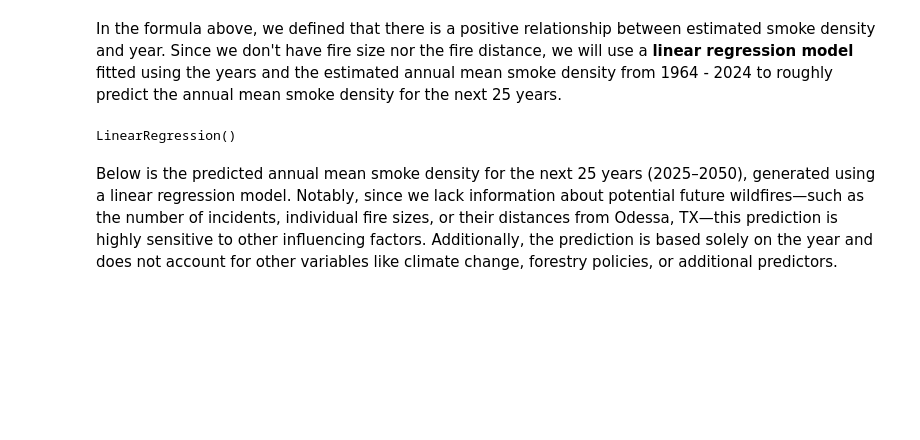
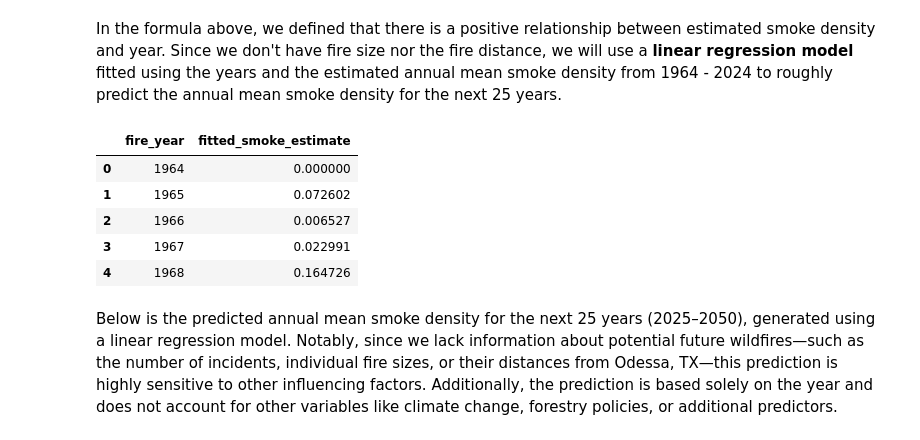
Before and after one commit to tchiang0/data_512_project, a Jupyter notebook: project/part_1/part_1_wf_distance.ipynb, the cells around one changed output. Cells and saved outputs as stored; diff of their text form; code cells hidden in the pictures; blank space fills up the shorter version.

```diff
--- a/project/part_1/part_1_wf_distance.ipynb
+++ b/project/part_1/part_1_wf_distance.ipynb
@@ -229,12 +234,3 @@ df_within_650_miles_away_from_odessa_from_1964.to_csv("data_intermediate/df_with
 ## Annual Smoke Density Prediction for the next 25 years (2025 - 2050)
 # %% [markdown]
 In the formula above, we defined that there is a positive relationship between estimated smoke density and year. Since we don't have fire size nor the fire distance, we will use a **linear regression model** fitted using the years and the estimated annual mean smoke density from 1964 - 2024 to roughly predict the annual mean smoke density for the next 25 years.
-# %%
-df = df_within_650_miles_away_from_odessa_from_1964.groupby('fire_year')['smoke_density_estimate'].mean().reset_index()
-year = df['fire_year'].to_numpy().reshape(-1, 1)
-smoke = df['smoke_density_estimate'].to_numpy()
-
-model = LinearRegression()
-model.fit(year, smoke)
-# %% [output]
-LinearRegression()
@@ -244,2 +237,12 @@ predicted_smoke_density = model.predict(future_years)
+# %%
+df_smoke_estimate_by_year = pd.read_csv("Smoke Estimate using ARIMA.csv")
+df_smoke_estimate_by_year.head()
+# %% [output]
+|  | fire_year | fitted_smoke_estimate |
+| 0 | 1964 | 0.000000 |
+| 1 | 1965 | 0.072602 |
+| 2 | 1966 | 0.006527 |
+| 3 | 1967 | 0.022991 |
+| 4 | 1968 | 0.164726 |
 # %% [markdown]
 Below is the predicted annual mean smoke density for the next 25 years (2025–2050), generated using a linear regression model. Notably, since we lack information about potential future wildfires—such as the number of incidents, individual fire sizes, or their distances from Odessa, TX—this prediction is highly sensitive to other influencing factors. Additionally, the prediction is based solely on the year and does not account for other variables like climate change, forestry policies, or additional predictors.
```
Also changed, not shown: parts of 6 cells of this notebook, 1 other file.
